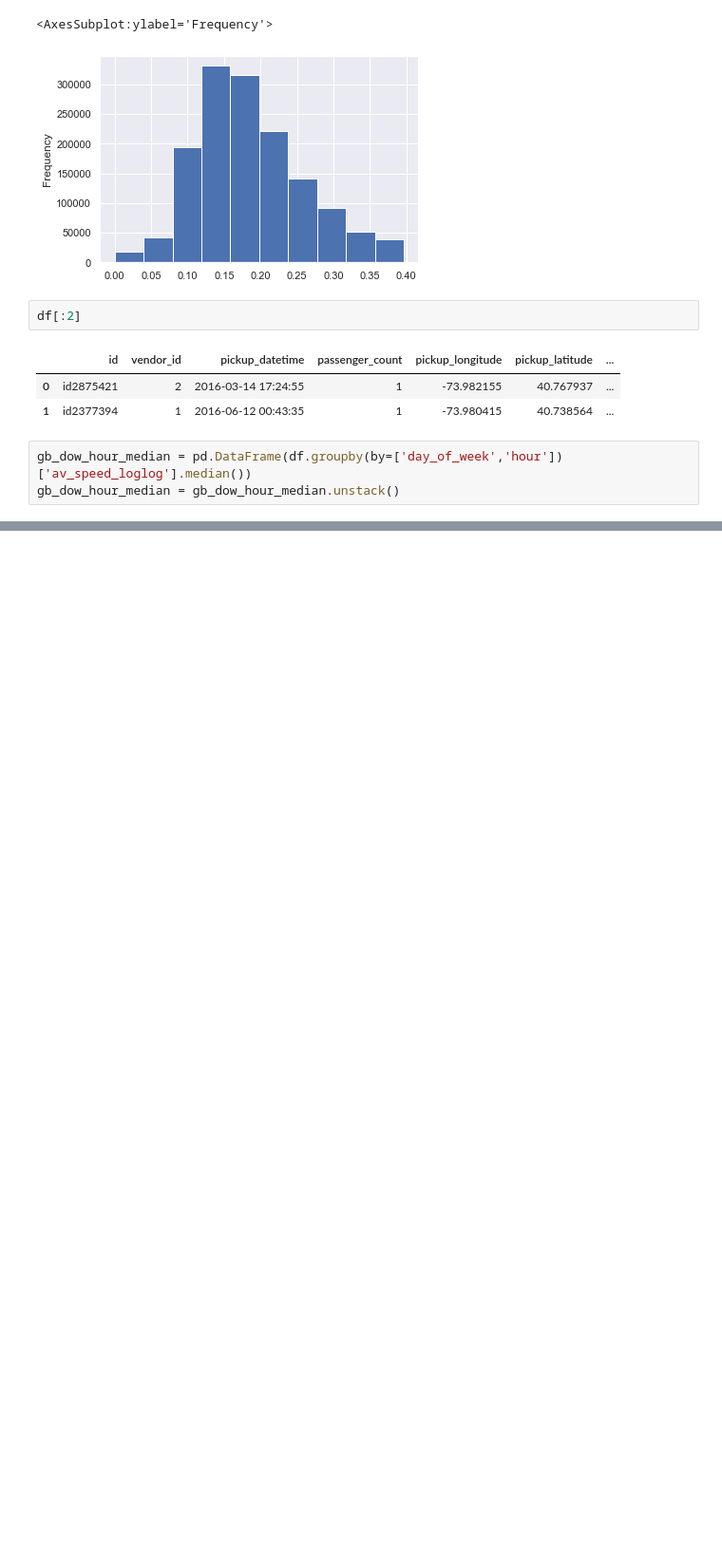
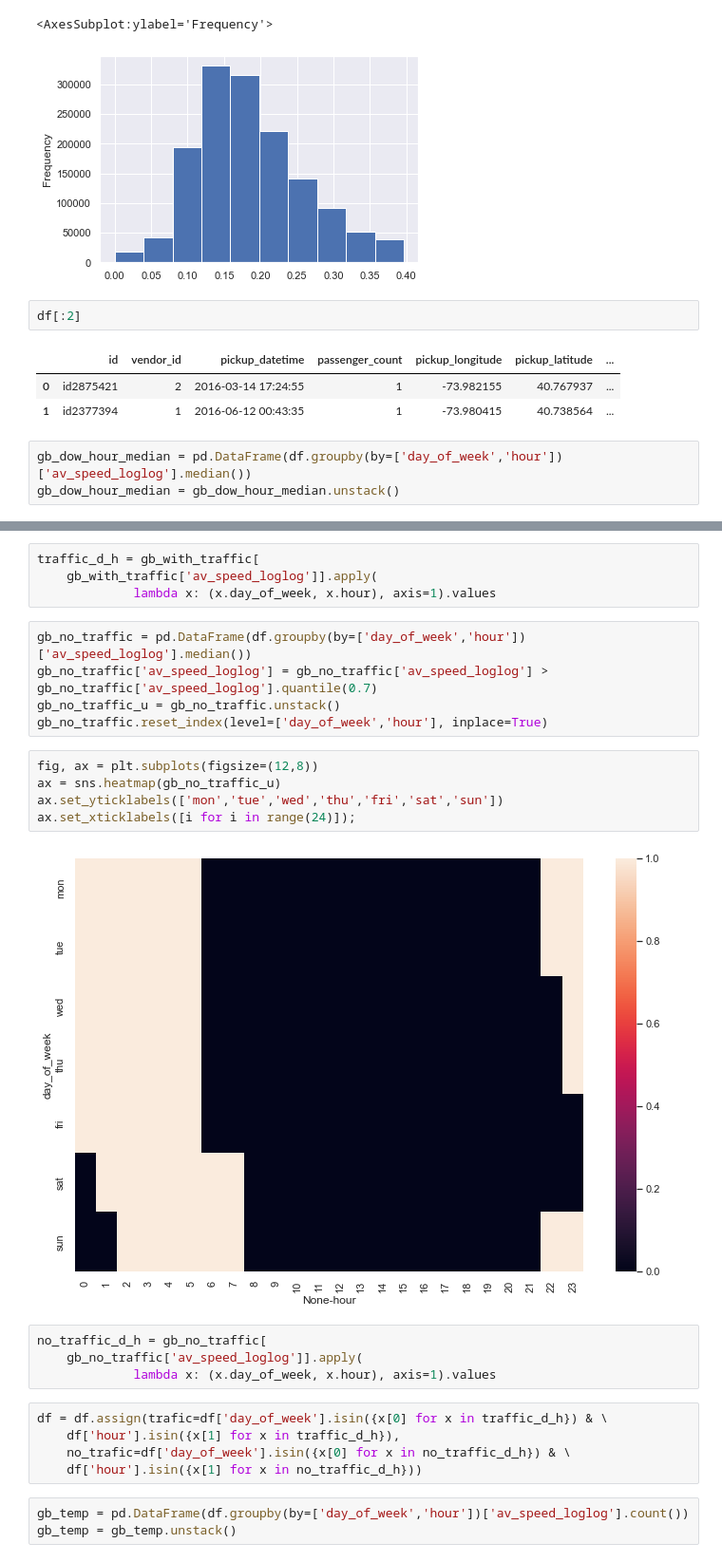
Before and after one commit to AndreyCh20/ml-course-hse-homeworks, a Jupyter notebook: 2/hw2.ipynb, the cells around one changed output, grey strips where cells are left out. Shown at 95% size. Drawn from its saved outputs; the diff is of its cells as text; blank space fills up the shorter version.

```diff
--- a/2/hw2.ipynb
+++ b/2/hw2.ipynb
@@ -411,0 +423,28 @@ ax.set_xticklabels([i for i in range(24)]); # ';' удаляет лишний т
+# %%
+traffic_d_h = gb_with_traffic[
+    gb_with_traffic['av_speed_loglog']].apply(
+             lambda x: (x.day_of_week, x.hour), axis=1).values
+# %%
+gb_no_traffic = pd.DataFrame(df.groupby(by=['day_of_week','hour'])['av_speed_loglog'].median())
+gb_no_traffic['av_speed_loglog'] = gb_no_traffic['av_speed_loglog'] > gb_no_traffic['av_speed_loglog'].quantile(0.7)
+gb_no_traffic_u = gb_no_traffic.unstack()
+gb_no_traffic.reset_index(level=['day_of_week','hour'], inplace=True)
+# %%
+fig, ax = plt.subplots(figsize=(12,8))
+ax = sns.heatmap(gb_no_traffic_u)
+ax.set_yticklabels(['mon','tue','wed','thu','fri','sat','sun'])
+ax.set_xticklabels([i for i in range(24)]);
+# %% [output]
+[figure, added]
+# %%
+no_traffic_d_h = gb_no_traffic[
+    gb_no_traffic['av_speed_loglog']].apply(
+             lambda x: (x.day_of_week, x.hour), axis=1).values
+# %%
+df = df.assign(trafic=df['day_of_week'].isin({x[0] for x in traffic_d_h}) & \
+    df['hour'].isin({x[1] for x in traffic_d_h}),
+    no_trafic=df['day_of_week'].isin({x[0] for x in no_traffic_d_h}) & \
+    df['hour'].isin({x[1] for x in no_traffic_d_h}))
+# %%
+gb_temp = pd.DataFrame(df.groupby(by=['day_of_week','hour'])['av_speed_loglog'].count())
+gb_temp = gb_temp.unstack()
```
Also changed, not shown: parts of 5 cells of this notebook.
